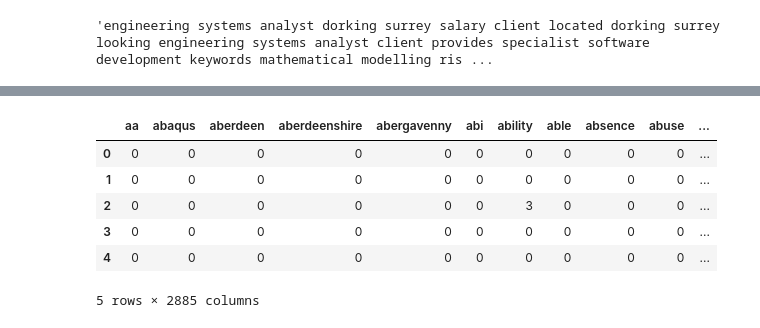
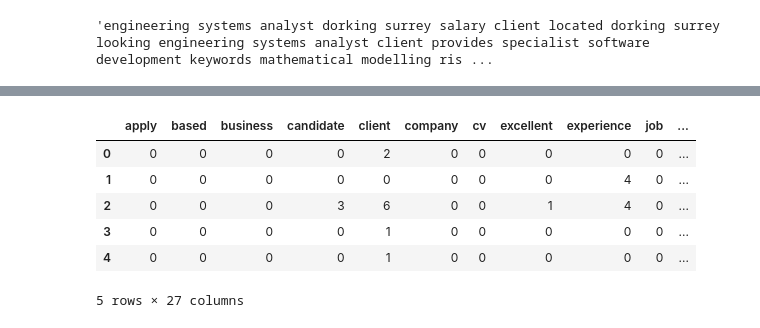
Before and after one commit to justinm329/Job_salary_prediction_2, a Jupyter notebook: Main_2.ipynb, the cells around one changed output, grey strips where cells are left out. Drawn from its saved outputs; the diff is of its cells as text; code cells hidden in the pictures.

```diff
--- a/Main.ipynb
+++ b/Main_2.ipynb
@@ -104,5 +112,5 @@ dtype: int64
 # %%
-sliced_df = new_df.loc[:1000, :]
+sliced_df = new_df.loc[:10000, :]
 # %%
 from nltk.corpus import stopwords
 from nltk.tokenize import word_tokenize, sent_tokenize
@@ -129,7 +137,7 @@ nltk.download('wordnet')
 [nltk_data]   Package wordnet is already up-to-date!
 True
 # %%
-lemmetizer = WordNetLemmatizer()
+lemmatizer = WordNetLemmatizer()
 # %%
 stemmer = SnowballStemmer("english")
 # %%
@@ -179,18 +198,18 @@ See the caveats in the documentation: https://pandas.pydata.org/pandas-docs/stab
 # %%
 # Calculating the COUNT for the working corpus.
 from sklearn.feature_extraction.text import CountVectorizer
-vectorizer = CountVectorizer(stop_words="english",min_df=3)
+vectorizer = CountVectorizer(stop_words="english",min_df=.30)
 count_vectorizer = vectorizer.fit_transform(sliced_df["CleanDescription"])
 words_df = pd.DataFrame(count_vectorizer.toarray(), columns=vectorizer.get_feature_names())
 words_df.head()
 # %% [output]
-|  | aa | abaqus | aberdeen | aberdeenshire | abergavenny | abi | ability | able | absence | abuse | ... |
-| 0 | 0 | 0 | 0 | 0 | 0 | 0 | 0 | 0 | 0 | 0 | ... |
-| 1 | 0 | 0 | 0 | 0 | 0 | 0 | 0 | 0 | 0 | 0 | ... |
-| 2 | 0 | 0 | 0 | 0 | 0 | 0 | 3 | 0 | 0 | 0 | ... |
-| 3 | 0 | 0 | 0 | 0 | 0 | 0 | 0 | 0 | 0 | 0 | ... |
-| 4 | 0 | 0 | 0 | 0 | 0 | 0 | 0 | 0 | 0 | 0 | ... |
+|  | apply | based | business | candidate | client | company | cv | excellent | experience | job | ... |
+| 0 | 0 | 0 | 0 | 0 | 2 | 0 | 0 | 0 | 0 | 0 | ... |
+| 1 | 0 | 0 | 0 | 0 | 0 | 0 | 0 | 0 | 4 | 0 | ... |
+| 2 | 0 | 0 | 0 | 3 | 6 | 0 | 0 | 1 | 4 | 0 | ... |
+| 3 | 0 | 0 | 0 | 0 | 1 | 0 | 0 | 0 | 0 | 0 | ... |
+| 4 | 0 | 0 | 0 | 0 | 1 | 0 | 0 | 0 | 0 | 0 | ... |
-5 rows × 2885 columns
+5 rows × 27 columns
 # %%
 filtered_df = words_df.replace([2,3,4,5,6,7,8,9],1)
 # %%
```
Also changed, not shown: parts of 34 cells of this notebook.
